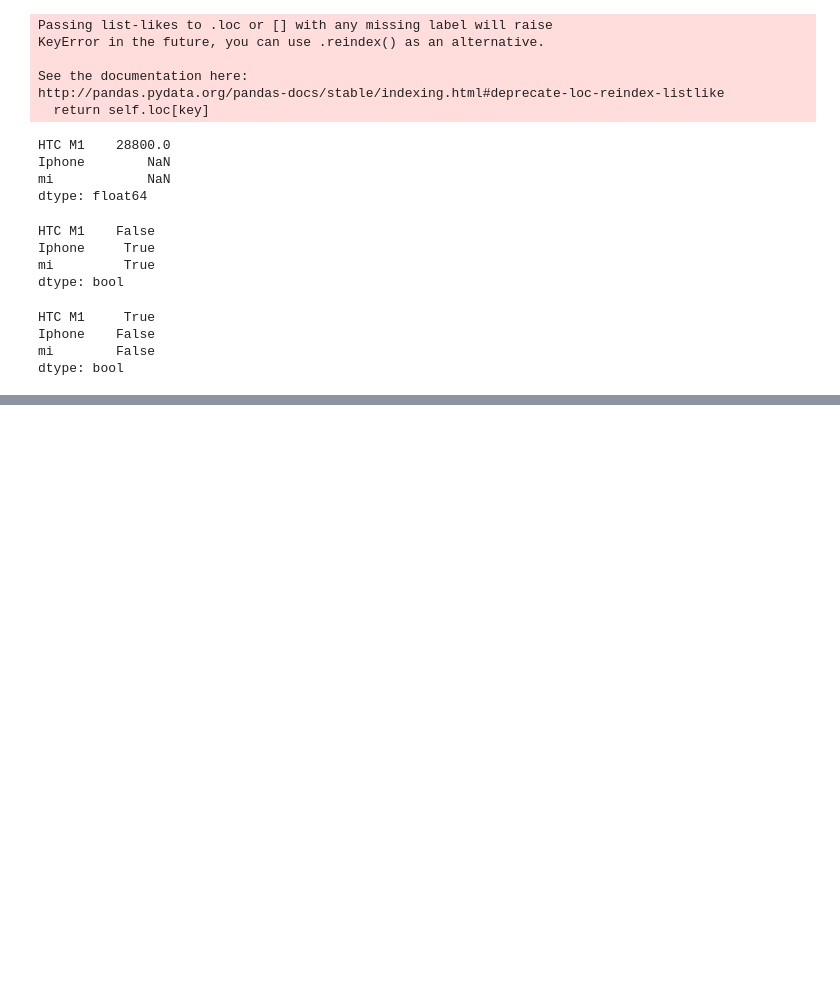
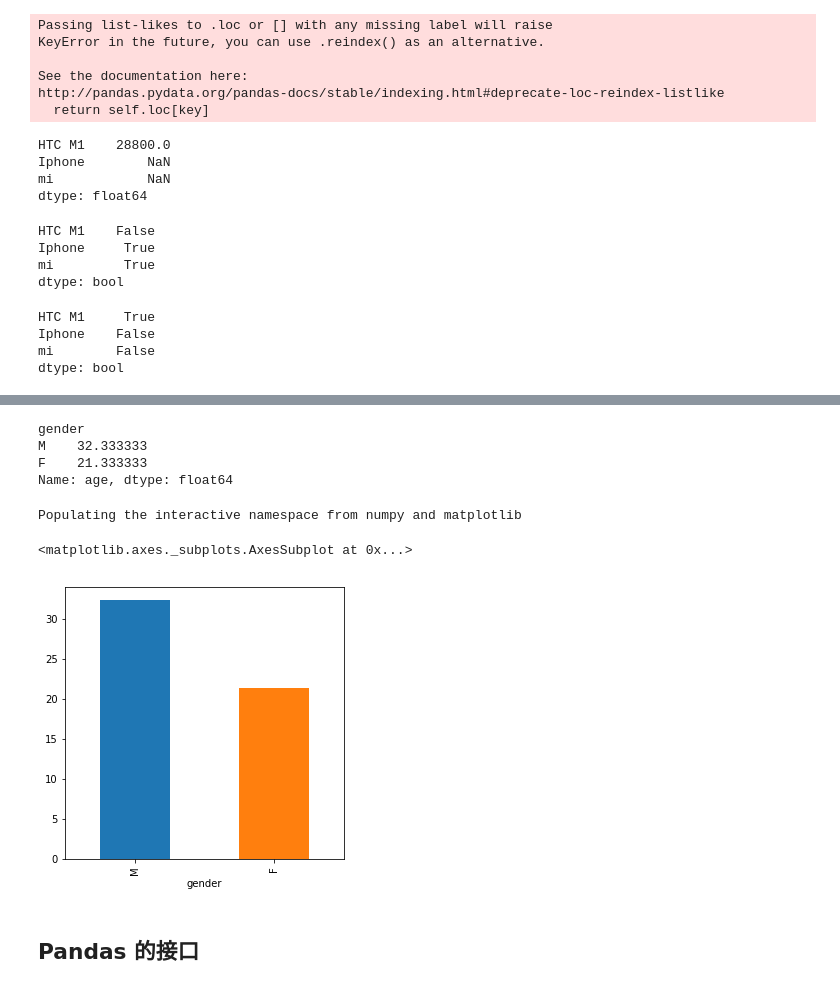
Before and after one commit to ywchiu/fubonpy, a Jupyter notebook: Demo20180122.ipynb, the cells around one changed output, grey strips where cells are left out. Saved outputs shown, nothing was run; the diff lists cells and outputs as text; code cells hidden in the pictures; blank space fills up the shorter version.

```diff
--- a/Demo20180122.ipynb
+++ b/Demo20180122.ipynb
@@ -388,0 +830,7 @@ dtype: bool
+# %%
+df = pandas.DataFrame([{'name':'frank', 'gender':'M', 'age':29}, \
+                  {'name':'mary', 'gender':'F', 'age':23},  \
+                  {'name':'tom', 'gender':'M', 'age':35},   \
+                  {'name':'ted', 'gender':'M', 'age':33},   \
+                  {'name':'jean', 'gender':'F', 'age':21},  \
+                  {'name':'lisa', 'gender':'F', 'age':20}])
@@ -388,0 +875,19 @@ dtype: bool
+# %%
+## SELECT gender, AVG(age) FROM df
+## GROUP BY gender ORDER BY age DESC LIMIT 3
+df.groupby(['gender'])['age'].mean().sort_values(ascending = False).head(3)
+# %% [output]
+gender
+M    32.333333
+F    21.333333
+Name: age, dtype: float64
+# %%
+% pylab inline
+df.groupby(['gender'])['age'].mean()\
+  .sort_values(ascending = False).plot(kind = 'bar', figsize=[5,5])
+# %% [output]
+Populating the interactive namespace from numpy and matplotlib
+<matplotlib.axes._subplots.AxesSubplot at 0x...>
+[figure, added]
+# %% [markdown]
+## Pandas 的接口
```
Also changed, not shown: parts of 87 cells of this notebook.
